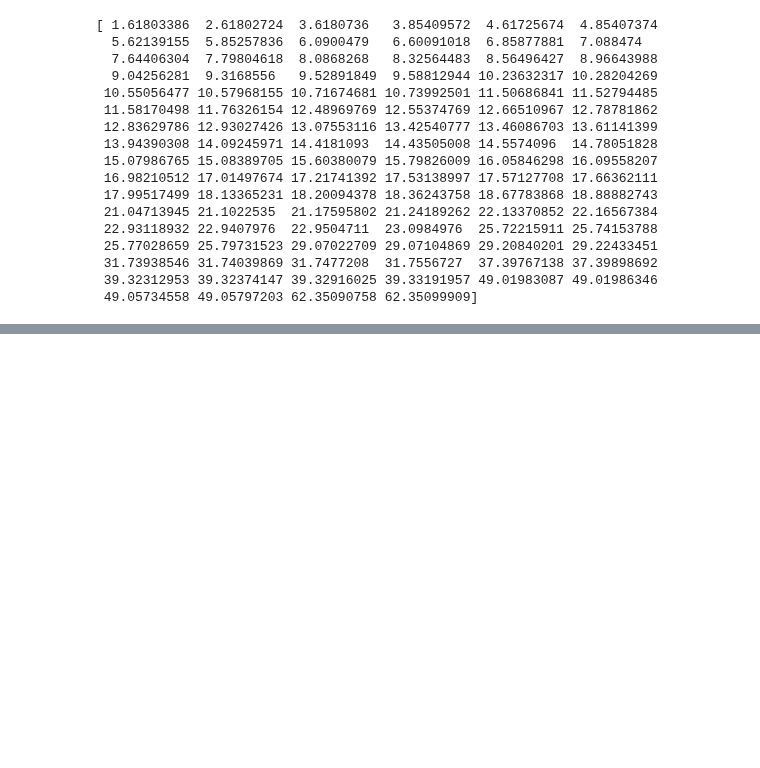
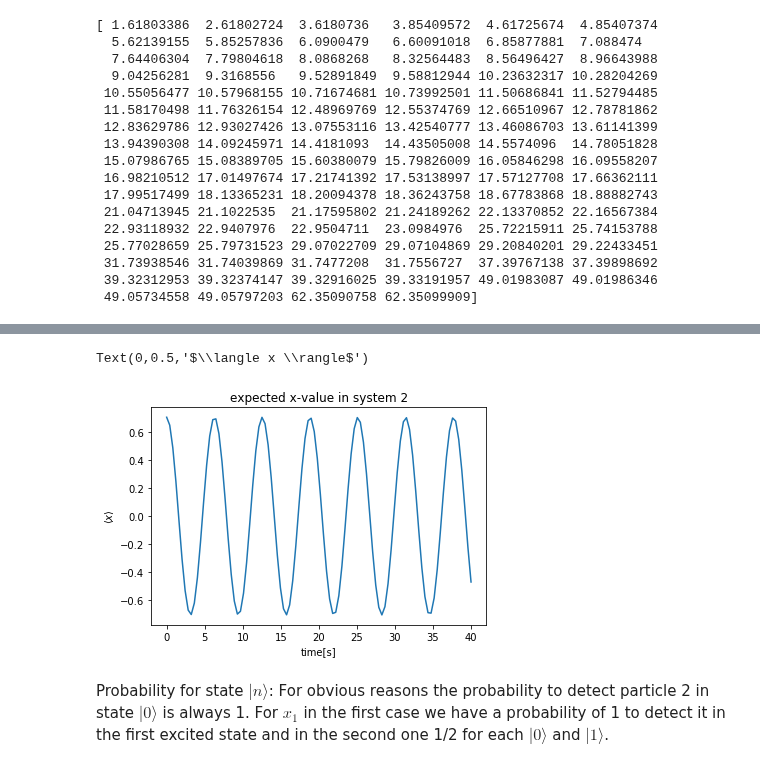
Before and after one commit to ml4cdeca/ComputationalQuantumDynamics, a Jupyter notebook: blatt3/exercise3.ipynb, the cells around one changed output, grey strips where cells are left out. Drawn from its saved outputs; the diff is of its cells as text; code cells hidden in the pictures; blank space fills up the shorter version.

```diff
--- a/blatt3/exercise3.ipynb
+++ b/blatt3/exercise3.ipynb
@@ -290,7 +318,18 @@ $|\Psi(t)\rangle=1/\sqrt2 \large( e^{-i E_{\Psi_{0,0}}t}|0\rangle + e^{-i E_{\Ps
+# %%
+def x_exp(t,E00,E10):
+    return 1/np.sqrt(2)*np.cos((E10-E00)*t)
 # %%
 N=10
-lam=0.2
-x,y=np.solve(N,lam)
+lam=.2
+x,y=solve_Problem(N,lam)
 eigval=np.sort(x)
-E_00=eigval[0]
-E_10=eigval[1]
+E00=eigval[0]
+E10=eigval[1]
+t=np.linspace(0,40,100)
+plt.plot(t,x_exp(t,E00,E10))
+plt.title("expected x-value in system 2")
+plt.xlabel("time[s]")
+plt.ylabel(r"$\langle x \rangle$")
+# %% [output]
+Text(0,0.5,'$\\langle x \\rangle$')
+[figure, added]
@@ -298,0 +336,3 @@ def time_evolution_1(t):
+# %% [markdown]
+Probability for state $|n\rangle$:
+For obvious reasons the probability to detect particle 2 in state $|0\rangle$ is always 1. For $x_1$ in the first case we have a probability of 1 to detect it in the first excited state and in the second one 1/2 for each $|0\rangle$ and $|1\rangle$.
```
Also changed, not shown: parts of 10 cells of this notebook.
